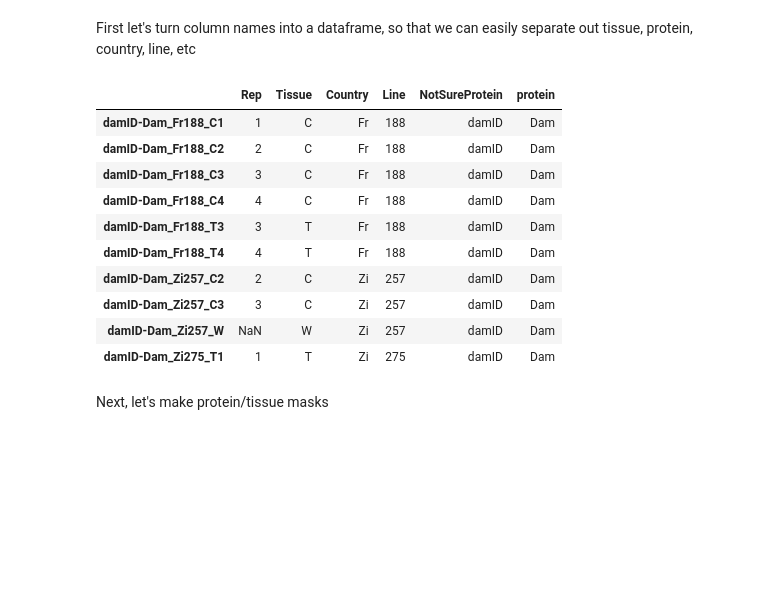
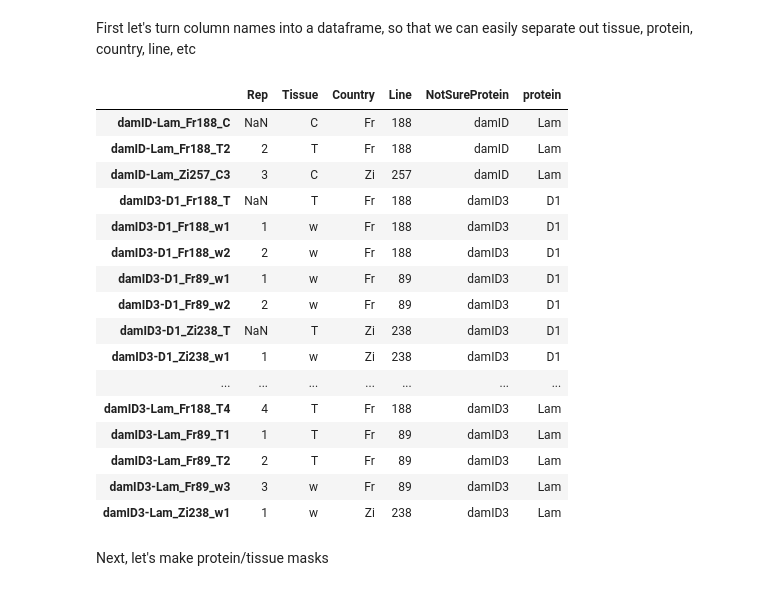
Before and after one commit to leandraking/SacktonProject, a Jupyter notebook: 20160308CleaningData.ipynb, the cells around one changed output. Drawn from its saved outputs; the diff is of its cells as text; code cells hidden in the pictures; blank space fills up the shorter version.

```diff
--- a/20160308CleaningData.ipynb
+++ b/20160308CleaningData.ipynb
@@ -6,7 +6,7 @@ import matplotlib as mpl
 import matplotlib.cm as cm
 import matplotlib.pyplot as plt
 import pandas as pd
-pd.set_option('display.width', 500)
+pd.set_option('display.width', 200)
 pd.set_option('display.max_columns', 100)
 pd.set_option('display.notebook_repr_html', True)
 import seaborn as sns
@@ -53,0 +82,8 @@ Locations.to_csv("Locations")
+# %%
+print NoA.shape, "NoA df shape, before mitochondrion genome entries removed"
+NoA_noMtDNA= NoA[Locations[0]!='mitochondrion_genome']
+print NoA_noMtDNA.shape, "NoA_noMtDNA shape, after mitochondrion genome removed (27 less values)"
+
+print AdRp.shape, "AdRp df shape, before mitochondrion genome entries removed"
+AdRp_noMtDNA= AdRp[Locations[0]!='mitochondrion_genome']
+print AdRp_noMtDNA.shape, "AdRp_noMtDNA shape, after mitochondrion genome removed (27 less values)"
@@ -56,5 +127,5 @@ Locations.to_csv("Locations")
 # %%
-AdRp_NoA_correls = AdRp.corrwith(NoA)
+AdRp_NoA_correls = AdRp_noMtDNA.corrwith(NoA_noMtDNA)
 _=plt.hist(AdRp_NoA_correls)
 _=plt.title("Correlating AdRp with NoA")
 # %% [output]
@@ -64,5 +137,5 @@ _=plt.title("Correlating AdRp with NoA")
 # %%
-# Take only entries where correlation greater than .75
-New_NoA= NoA[AdRp_NoA_correls[AdRp_NoA_correls>.75].index]
-New_AdRp= AdRp[AdRp_NoA_correls[AdRp_NoA_correls>.75].index]
+# Take only entries where correlation greater than .70
+New_NoA= NoA_noMtDNA[AdRp_NoA_correls[AdRp_NoA_correls>.70].index]
+New_AdRp= AdRp_noMtDNA[AdRp_NoA_correls[AdRp_NoA_correls>.70].index]
 # %%
@@ -105,44 +180,50 @@ def split_names(row):
     return d
 
 def split_TissueRep(TissueRep):
     return {label:ele for label, ele in zip(["Tissue", "Rep"], TissueRep)}
 
 def split_CountryLine(CL):
     return {label:ele for label, ele in zip(["Country", "Line"], [CL[:2], CL[2:]])}
 
 def separate_protein(RunProtein):
     return {label:ele for label, ele in zip(["NotSureProtein", "protein"], RunProtein.split("-"))}
 
 file_names = Merged.columns
 
 ind = [row.split("_cut")[0] for row in file_names]
 
 file_names=pd.DataFrame([split_names(row) for row in file_names])
 
 file_names=pd.concat([file_names, pd.DataFrame([split_TissueRep(row) for row in file_names["TissueRep"]])], axis=1)
 del file_names["TissueRep"]
 
 file_names=pd.concat([file_names, pd.DataFrame([split_CountryLine(row) for row in file_names["CountryLine"]])], axis=1)
 del file_names["CountryLine"]
 
 file_names=pd.concat([file_names, pd.DataFrame([separate_protein(row) for row in file_names["RunProtein"]])], axis=1)
 del file_names["RunProtein"]
 
 file_names.index=ind
 
-file_names.head(n=10)
+file_names
 # %% [output]
 |  | Rep | Tissue | Country | Line | NotSureProtein | protein |
-| damID-Dam_Fr188_C1 | 1 | C | Fr | 188 | damID | Dam |
-| damID-Dam_Fr188_C2 | 2 | C | Fr | 188 | damID | Dam |
-| damID-Dam_Fr188_C3 | 3 | C | Fr | 188 | damID | Dam |
-| damID-Dam_Fr188_C4 | 4 | C | Fr | 188 | damID | Dam |
-| damID-Dam_Fr188_T3 | 3 | T | Fr | 188 | damID | Dam |
-| damID-Dam_Fr188_T4 | 4 | T | Fr | 188 | damID | Dam |
-| damID-Dam_Zi257_C2 | 2 | C | Zi | 257 | damID | Dam |
-| damID-Dam_Zi257_C3 | 3 | C | Zi | 257 | damID | Dam |
-| damID-Dam_Zi257_W | NaN | W | Zi | 257 | damID | Dam |
-| damID-Dam_Zi275_T1 | 1 | T | Zi | 275 | damID | Dam |
+| damID-Lam_Fr188_C | NaN | C | Fr | 188 | damID | Lam |
+| damID-Lam_Fr188_T2 | 2 | T | Fr | 188 | damID | Lam |
+| damID-Lam_Zi257_C3 | 3 | C | Zi | 257 | damID | Lam |
+| damID3-D1_Fr188_T | NaN | T | Fr | 188 | damID3 | D1 |
+| damID3-D1_Fr188_w1 | 1 | w | Fr | 188 | damID3 | D1 |
+| damID3-D1_Fr188_w2 | 2 | w | Fr | 188 | damID3 | D1 |
+| damID3-D1_Fr89_w1 | 1 | w | Fr | 89 | damID3 | D1 |
+| damID3-D1_Fr89_w2 | 2 | w | Fr | 89 | damID3 | D1 |
+| damID3-D1_Zi238_T | NaN | T | Zi | 238 | damID3 | D1 |
+| damID3-D1_Zi238_w1 | 1 | w | Zi | 238 | damID3 | D1 |
+| ... | ... | ... | ... | ... | ... | ... |
+| damID3-Lam_Fr188_T4 | 4 | T | Fr | 188 | damID3 | Lam |
+| damID3-Lam_Fr89_T1 | 1 | T | Fr | 89 | damID3 | Lam |
+| damID3-Lam_Fr89_T2 | 2 | T | Fr | 89 | damID3 | Lam |
+| damID3-Lam_Fr89_w3 | 3 | w | Fr | 89 | damID3 | Lam |
+| damID3-Lam_Zi238_w1 | 1 | w | Zi | 238 | damID3 | Lam |
 # %%
 file_names.to_csv("file_names")
 # %% [markdown]
```
Also changed, not shown: parts of 27 cells of this notebook.
